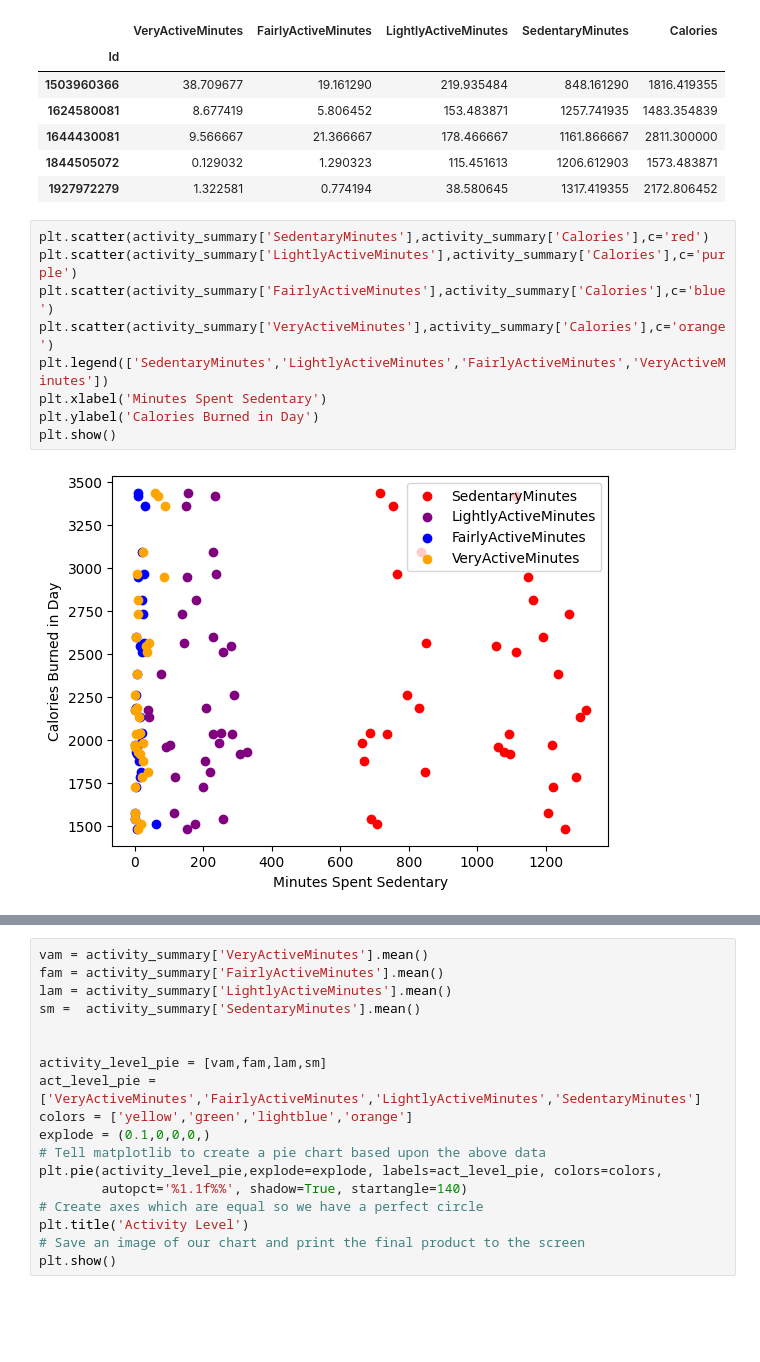
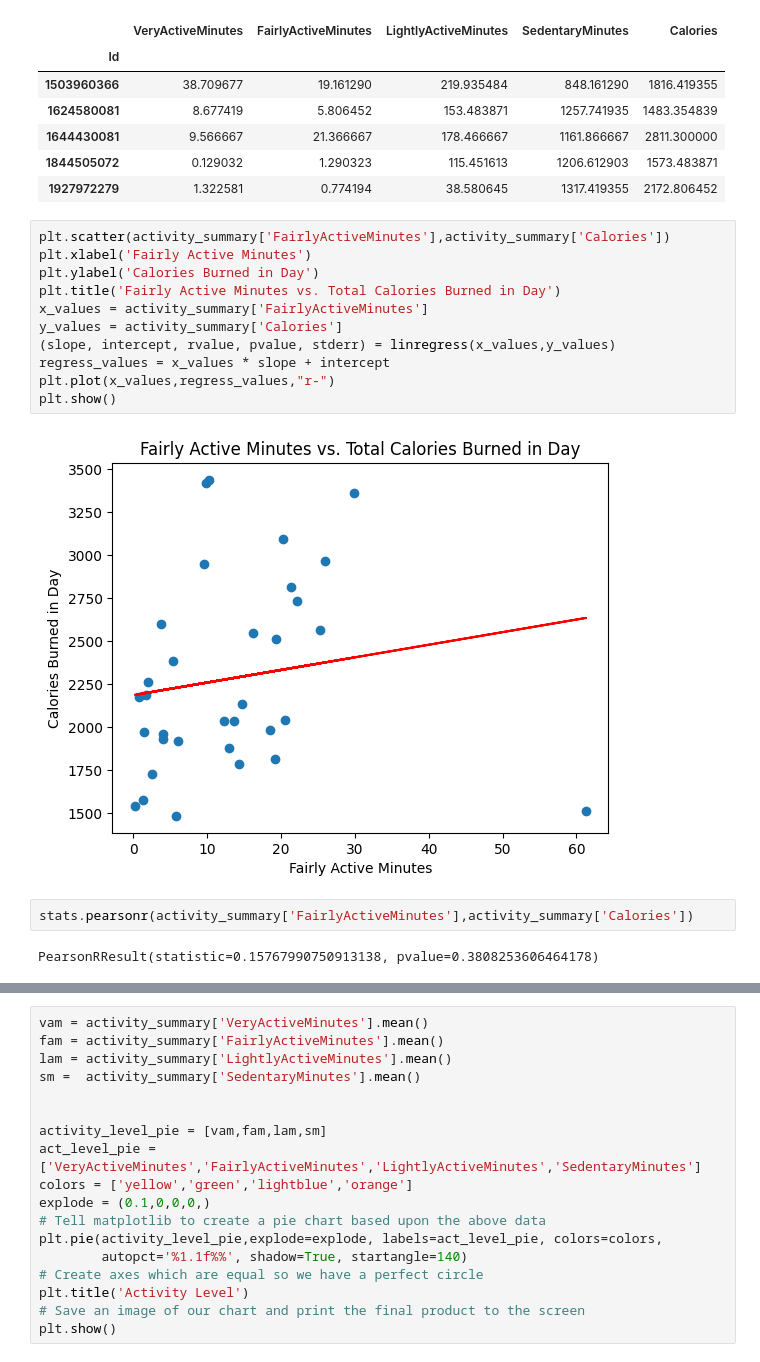
Before and after one commit to caitepley/Group1-Project1, a Jupyter notebook: main.ipynb, the cells around one changed output, grey strips where cells are left out. Saved outputs shown, nothing was run; the diff lists cells and outputs as text; blank space fills up the shorter version.

Commit message:
fixed plot

```diff
--- a/main.ipynb
+++ b/main.ipynb
@@ -195,14 +195,20 @@ activity_summary.head()
 | 1644430081 | 9.566667 | 21.366667 | 178.466667 | 1161.866667 | 2811.300000 |
 | 1844505072 | 0.129032 | 1.290323 | 115.451613 | 1206.612903 | 1573.483871 |
 | 1927972279 | 1.322581 | 0.774194 | 38.580645 | 1317.419355 | 2172.806452 |
-# %%
-plt.scatter(activity_summary['SedentaryMinutes'],activity_summary['Calories'],c='red')
-plt.scatter(activity_summary['LightlyActiveMinutes'],activity_summary['Calories'],c='purple')
-plt.scatter(activity_summary['FairlyActiveMinutes'],activity_summary['Calories'],c='blue')
-plt.scatter(activity_summary['VeryActiveMinutes'],activity_summary['Calories'],c='orange')
-plt.legend(['SedentaryMinutes','LightlyActiveMinutes','FairlyActiveMinutes','VeryActiveMinutes'])
-plt.xlabel('Minutes Spent Sedentary')
-plt.ylabel('Calories Burned in Day')
-plt.show()
-# %% [output]
-[figure, removed]
+# %%
+plt.scatter(activity_summary['FairlyActiveMinutes'],activity_summary['Calories'])
+plt.xlabel('Fairly Active Minutes')
+plt.ylabel('Calories Burned in Day')
+plt.title('Fairly Active Minutes vs. Total Calories Burned in Day')
+x_values = activity_summary['FairlyActiveMinutes']
+y_values = activity_summary['Calories']
+(slope, intercept, rvalue, pvalue, stderr) = linregress(x_values,y_values)
+regress_values = x_values * slope + intercept
+plt.plot(x_values,regress_values,"r-")
+plt.show()
+# %% [output]
+[figure, added]
+# %%
+stats.pearsonr(activity_summary['FairlyActiveMinutes'],activity_summary['Calories'])
+# %% [output]
+PearsonRResult(statistic=0.15767990750913138, pvalue=0.3808253606464178)
```
Also changed, not shown: parts of 4 cells of this notebook.
